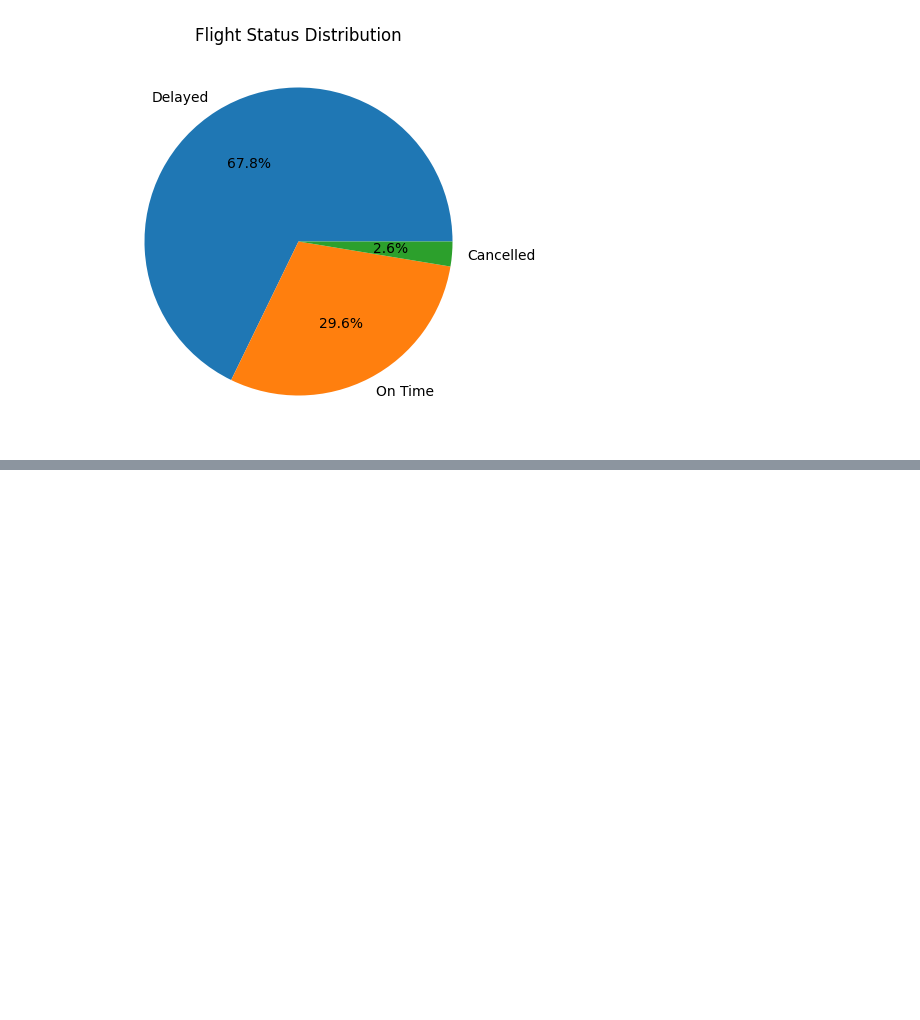
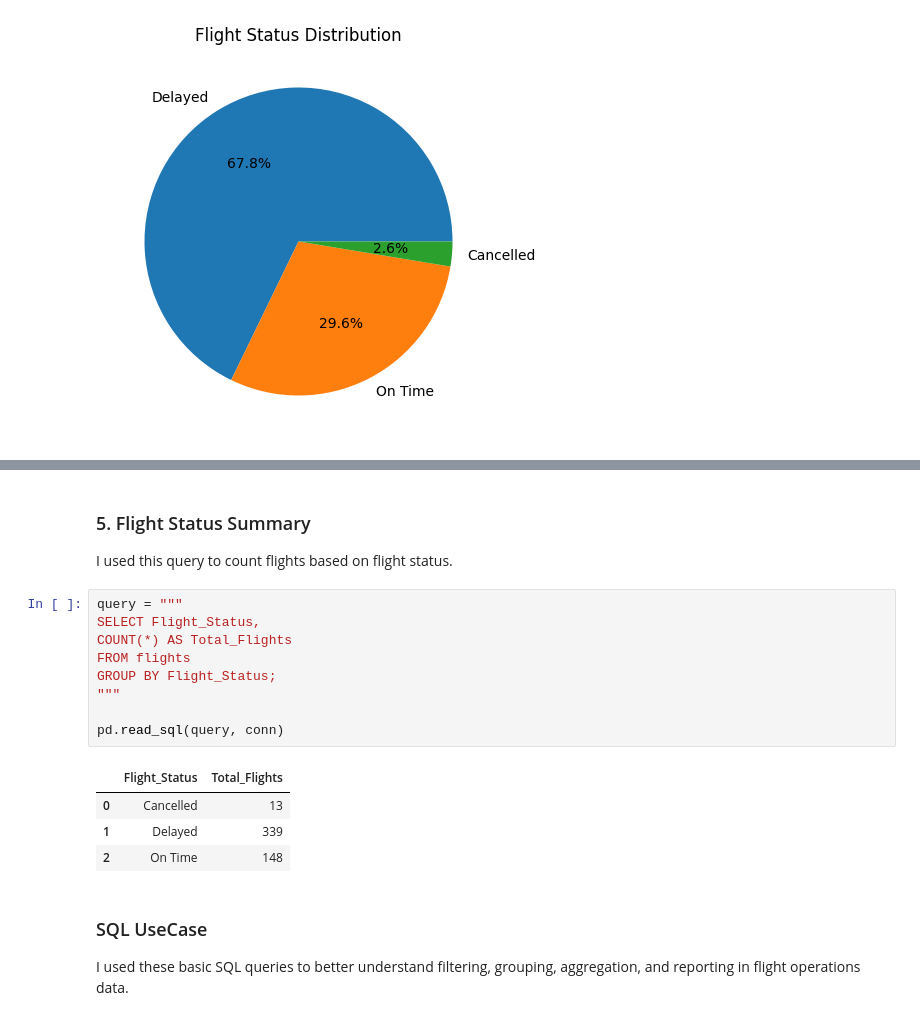
Before and after one commit to aadvikk/flight-delays-analysis, a Jupyter notebook: flight_operations_delay_analysis.ipynb, the cells around one changed output, grey strips where cells are left out. Cells and saved outputs as stored; diff of their text form; blank space fills up the shorter version.

```diff
--- a/flight_operations_delay_analysis.ipynb
+++ b/flight_operations_delay_analysis.ipynb
@@ -317,3 +427,25 @@ plt.show()
+# %% [markdown]
+### 5. Flight Status Summary
+
+I used this query to count flights based on flight status.
+# %%
+query = """
+SELECT Flight_Status,
+COUNT(*) AS Total_Flights
+FROM flights
+GROUP BY Flight_Status;
+"""
+
+pd.read_sql(query, conn)
+# %% [output]
+|  | Flight_Status | Total_Flights |
+| 0 | Cancelled | 13 |
+| 1 | Delayed | 339 |
+| 2 | On Time | 148 |
+# %% [markdown]
+### SQL UseCase
+
+I used these basic SQL queries to better understand filtering, grouping, aggregation, and reporting in flight operations data.
 # %% [markdown]
 ## Business Insights
 
```
Also changed, not shown: parts of 13 cells of this notebook.
